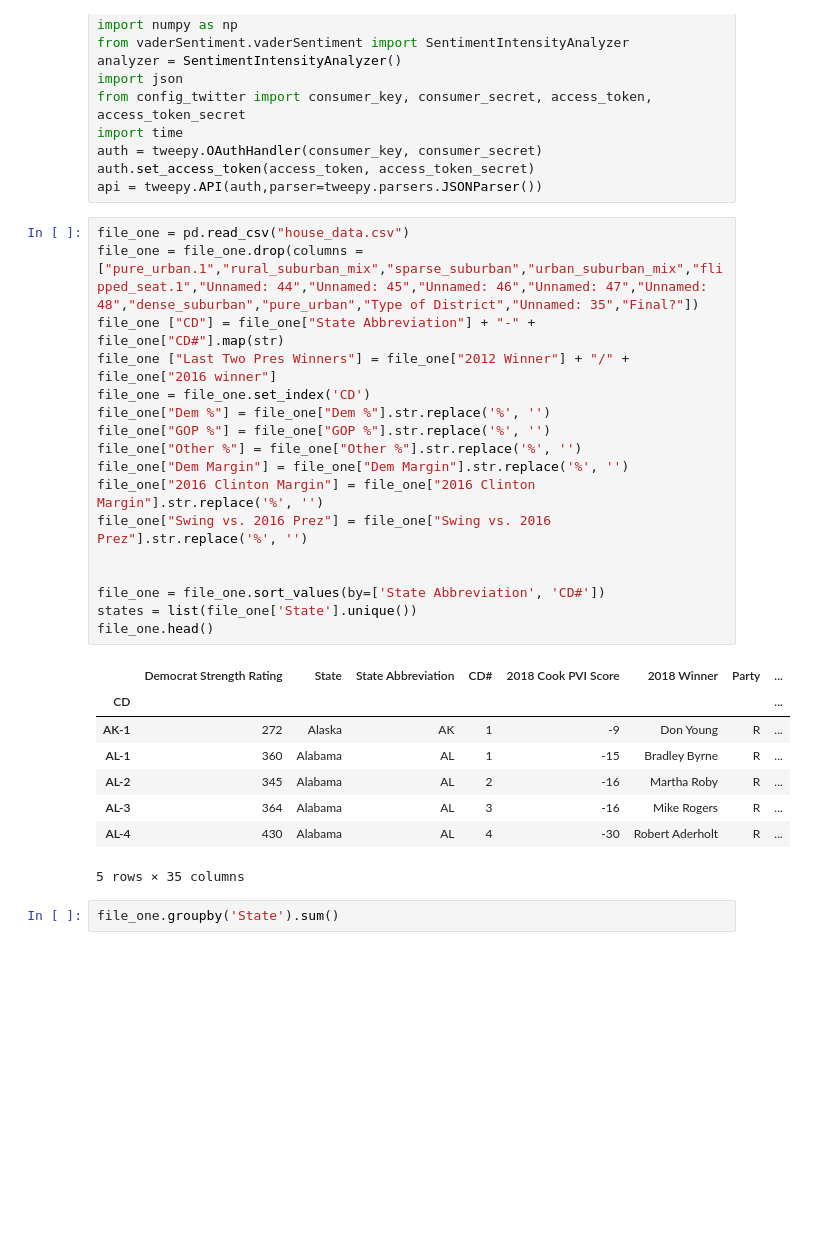
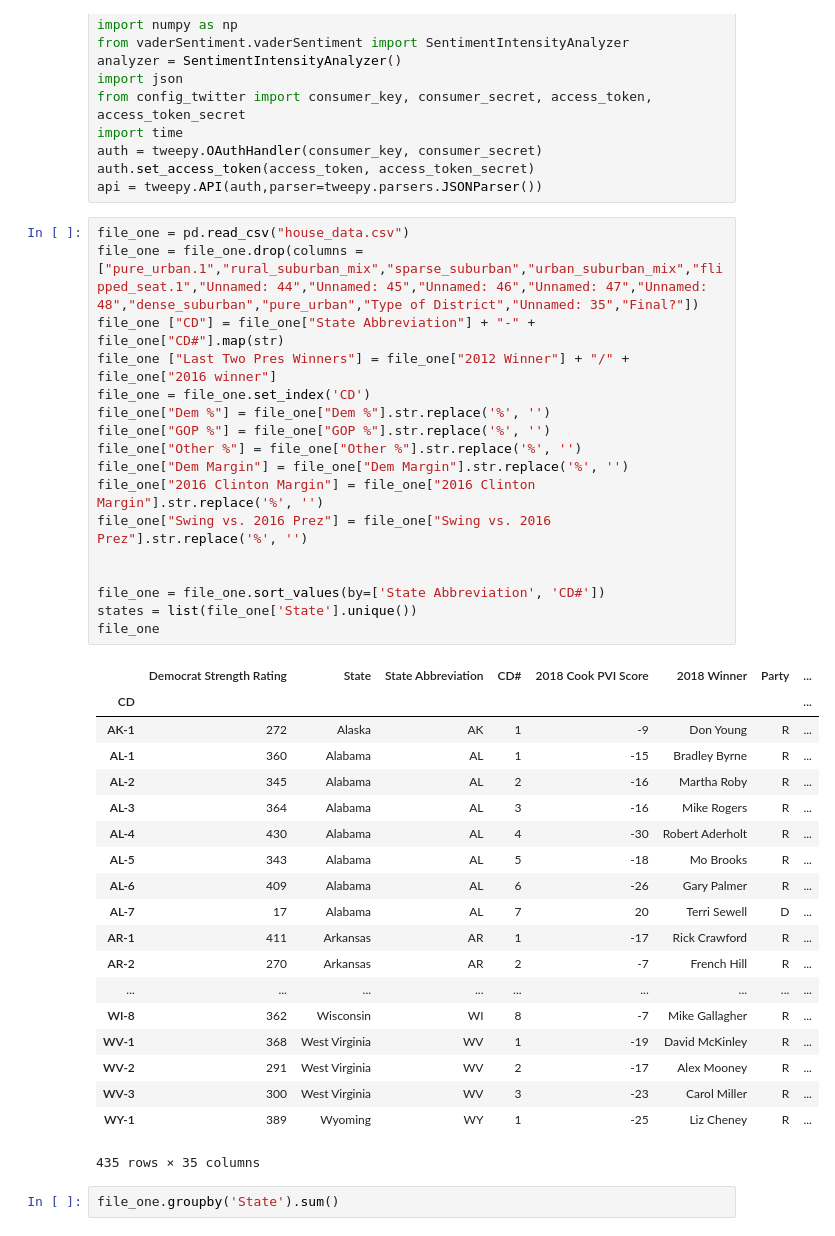
Before and after one commit to zachtspahr/zachtspahr.github.io, a Jupyter notebook: Potential Election Analysis Stuff/national_districts.ipynb, the cells around one changed output. Drawn from its saved outputs; the diff is of its cells as text; blank space fills up the shorter version.

```diff
--- a/Potential Election Analysis Stuff/national_districts.ipynb
+++ b/Potential Election Analysis Stuff/national_districts.ipynb
@@ -15,29 +15,40 @@ api = tweepy.API(auth,parser=tweepy.parsers.JSONParser())
 # %%
 file_one = pd.read_csv("house_data.csv")
 file_one = file_one.drop(columns = ["pure_urban.1","rural_suburban_mix","sparse_suburban","urban_suburban_mix","flipped_seat.1","Unnamed: 44","Unnamed: 45","Unnamed: 46","Unnamed: 47","Unnamed: 48","dense_suburban","pure_urban","Type of District","Unnamed: 35","Final?"])
 file_one ["CD"] = file_one["State Abbreviation"] + "-" + file_one["CD#"].map(str)
 file_one ["Last Two Pres Winners"] = file_one["2012 Winner"] + "/" + file_one["2016 winner"]
 file_one = file_one.set_index('CD')
 file_one["Dem %"] = file_one["Dem %"].str.replace('%', '')
 file_one["GOP %"] = file_one["GOP %"].str.replace('%', '')
 file_one["Other %"] = file_one["Other %"].str.replace('%', '')
 file_one["Dem Margin"] = file_one["Dem Margin"].str.replace('%', '')
 file_one["2016 Clinton Margin"] = file_one["2016 Clinton Margin"].str.replace('%', '')
 file_one["Swing vs. 2016 Prez"] = file_one["Swing vs. 2016 Prez"].str.replace('%', '')
 
 
 file_one = file_one.sort_values(by=['State Abbreviation', 'CD#'])
 states = list(file_one['State'].unique())
-file_one.head()
+file_one
 # %% [output]
 |  | Democrat Strength Rating | State | State Abbreviation | CD# | 2018 Cook PVI Score | 2018 Winner | Party | ... |
 | CD |  |  |  |  |  |  |  | ... |
 | AK-1 | 272 | Alaska | AK | 1 | -9 | Don Young | R | ... |
 | AL-1 | 360 | Alabama | AL | 1 | -15 | Bradley Byrne | R | ... |
 | AL-2 | 345 | Alabama | AL | 2 | -16 | Martha Roby | R | ... |
 | AL-3 | 364 | Alabama | AL | 3 | -16 | Mike Rogers | R | ... |
 | AL-4 | 430 | Alabama | AL | 4 | -30 | Robert Aderholt | R | ... |
+| AL-5 | 343 | Alabama | AL | 5 | -18 | Mo Brooks | R | ... |
+| AL-6 | 409 | Alabama | AL | 6 | -26 | Gary Palmer | R | ... |
+| AL-7 | 17 | Alabama | AL | 7 | 20 | Terri Sewell | D | ... |
+| AR-1 | 411 | Arkansas | AR | 1 | -17 | Rick Crawford | R | ... |
+| AR-2 | 270 | Arkansas | AR | 2 | -7 | French Hill | R | ... |
+| ... | ... | ... | ... | ... | ... | ... | ... | ... |
+| WI-8 | 362 | Wisconsin | WI | 8 | -7 | Mike Gallagher | R | ... |
+| WV-1 | 368 | West Virginia | WV | 1 | -19 | David McKinley | R | ... |
+| WV-2 | 291 | West Virginia | WV | 2 | -17 | Alex Mooney | R | ... |
+| WV-3 | 300 | West Virginia | WV | 3 | -23 | Carol Miller | R | ... |
+| WY-1 | 389 | Wyoming | WY | 1 | -25 | Liz Cheney | R | ... |
-5 rows × 35 columns
+435 rows × 35 columns
 # %%
 file_one.groupby('State').sum()
 # %% [output]
```
Also changed, not shown: parts of 3 cells of this notebook, 8 other files.
